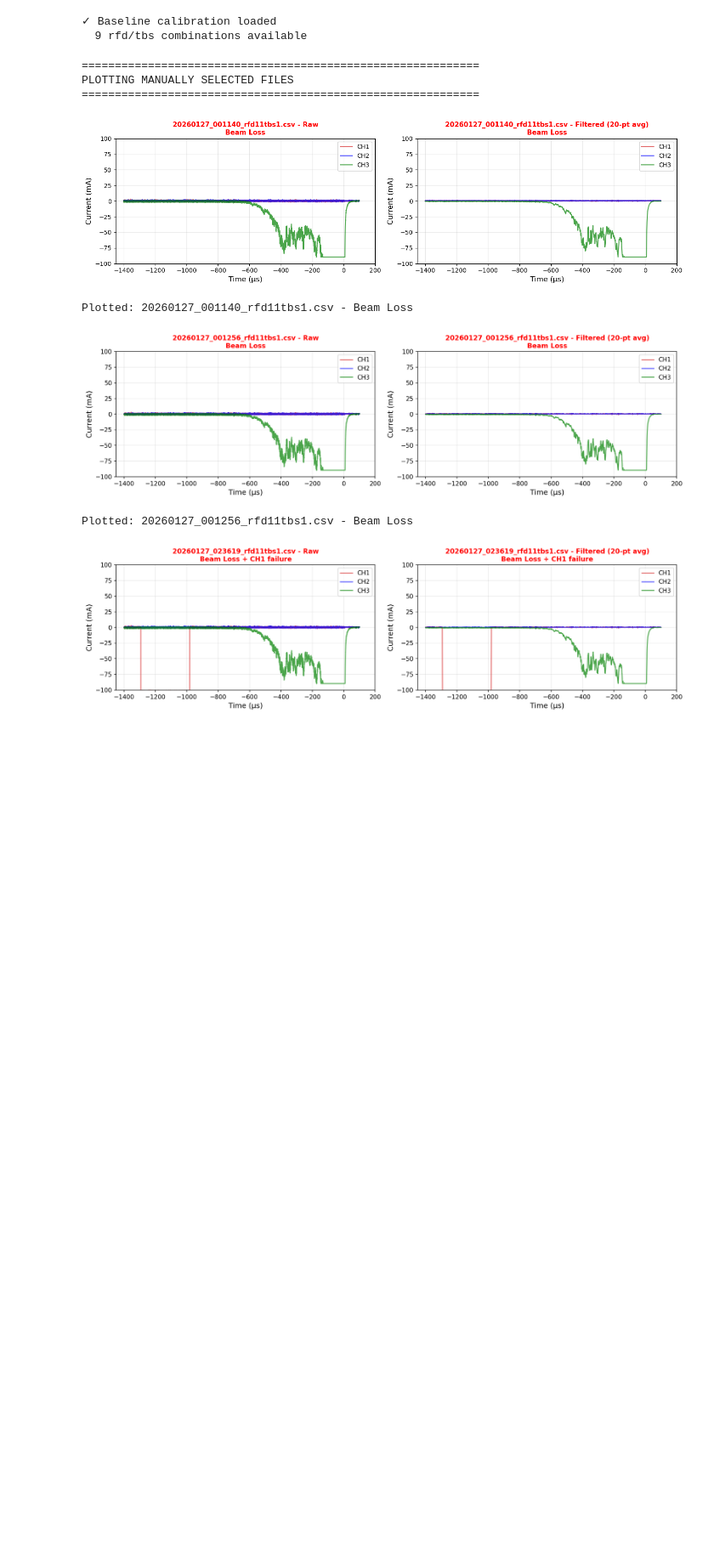
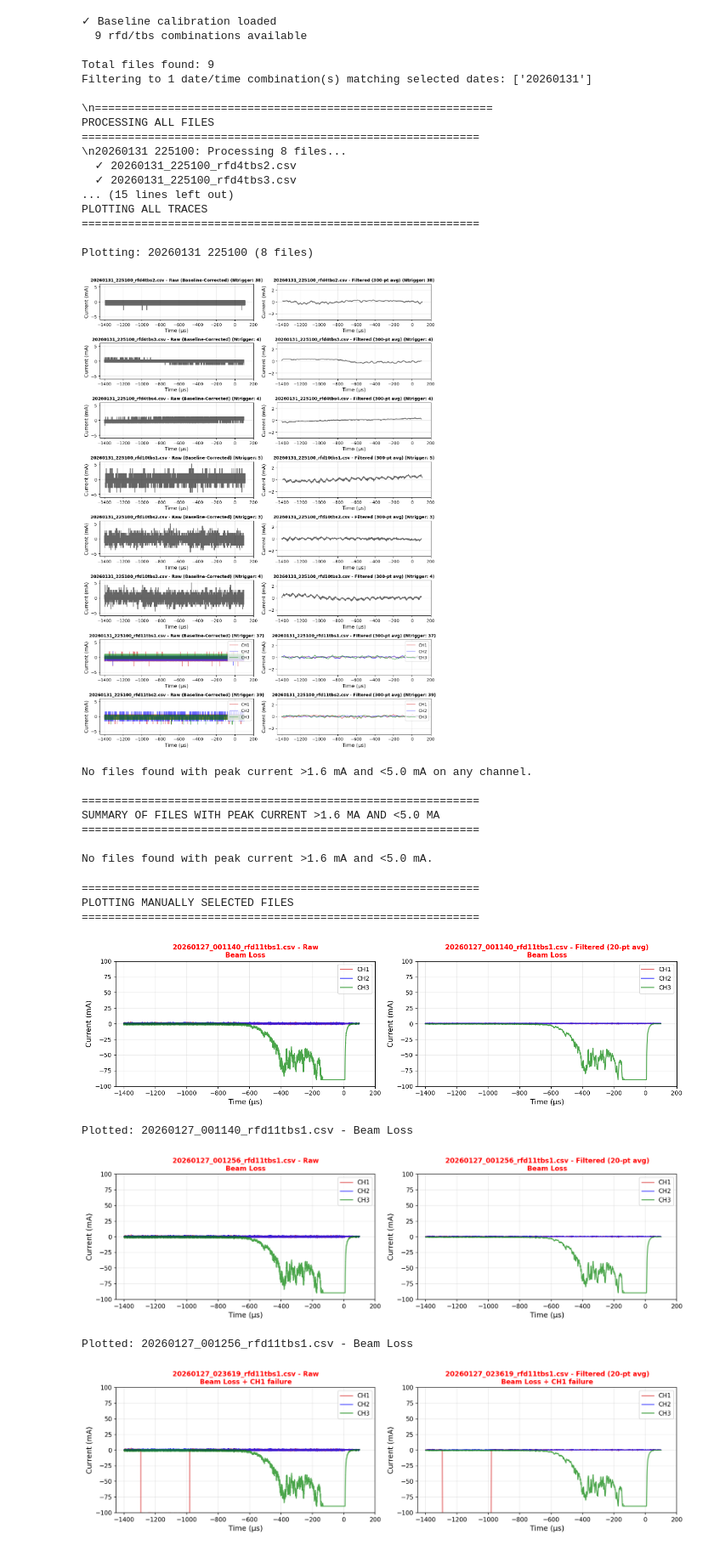
Before and after one commit to xylulu/SBL_code, a Jupyter notebook: batch_process_photocurrent.ipynb, the cells around one changed output. Shown at 85% size. Saved outputs shown, nothing was run; the diff lists cells and outputs as text; code cells hidden in the pictures; blank space fills up the shorter version.

Commit message:
zero current base calculation changed

```diff
--- a/batch_process_photocurrent.ipynb
+++ b/batch_process_photocurrent.ipynb
@@ -13,8 +13,8 @@ smoothing_window_size = 300  # using smoothing_window_size from config  # Moving
 
 # ===== DATE SELECTION KNOB =====
 # Leave empty [] to process all dates, or specify one or more dates as strings in "YYYYMMDD" format
-selected_dates = [] # for all dates
-# selected_dates = ["20260130"]  # <-- MODIFY THIS to select specific dates
+# selected_dates = [] # for all dates
+selected_dates = ["20260131"]  # <-- MODIFY THIS to select specific dates
 
 # ===== PLOT SETTINGS ===== CHANGE AS NEEDED =====
 plot_all_traces = "Y"  # "Y" to plot all, "N" to skip; high current traces are always plotted
@@ -31,21 +31,21 @@ from pathlib import Path
 # ===== BASELINE CALIBRATION MAP =====
 # Zero-current baseline for each rfd/tbs combination and channel (in mA)
 baseline_map = {
-    'rfd10tbs1': {'CH1': 0.04710917772944323},
-    'rfd10tbs2': {'CH1': -0.9345946702664871},
-    'rfd10tbs3': {'CH1': 0.3358056097195141},
-    'rfd11tbs1': {'CH1': 1.4792701817545428, 'CH2': 1.397807345183629, 'CH3': -0.9706322658066467},
-    'rfd11tbs2': {'CH1': -0.5779000475011877, 'CH2': -0.07577429435735895, 'CH3': 1.2053541338533469},
-    'rfd4tbs2': {'CH1': 0.13892867321683042},
-    'rfd4tbs3': {'CH1': 0.8885257737113136},
-    'rfd4tbs4': {'CH1': -0.7674903754812269},
-    'rftb4tbs1': {'CH1': -0.054714064296785166}
+    'rfd10tbs1': {'CH1': -0.42536271991365343},
+    'rfd10tbs2': {'CH1': -0.24538687523437078},
+    'rfd10tbs3': {'CH1': 0.6012466063106015},
+    'rfd11tbs1': {'CH1': 1.4096000857127502, 'CH2': 1.2150194460813162, 'CH3': -0.9744158568596966},
+    'rfd11tbs2': {'CH1': -0.6123891787646647, 'CH2': 0.007147072373707613, 'CH3': 1.0939253227620902},
+    'rfd4tbs2': {'CH1': -0.447783688210878},
+    'rfd4tbs3': {'CH1': -0.3018090962661375},
+    'rfd4tbs4': {'CH1': -1.1097694326887027},
+    'rftb4tbs1': {'CH1': 0.02909862323887074}
 }
 
 print("✓ Baseline calibration loaded")
 print(f"  {len(baseline_map)} rfd/tbs combinations available\n")
 
-data_folder = Path("/Users/xylu/Desktop/Data/electrode_8mA")
+data_folder = Path("/Users/xylu/Desktop/Data/electrode_0mA")
 all_files = sorted(data_folder.glob("*.csv"))
 
 print(f"Total files found: {len(all_files)}")
@@ -382,33 +382,56 @@ if peak_results:
         ax.grid(True, alpha=0.3)
         ax.tick_params(labelsize=10)
         ax.set_ylim(-3, 3)
         ax.set_xlim(-1450, 200)
 
         if file_data['is_rfd11']:
             ax.legend(fontsize=10, loc='upper right')
 
         plt.tight_layout()
         plt.show()
 
         print(f"Plotted: {file_data['filename']}")
 else:
     print(f"\nNo files found with peak current {threshold_desc} on any channel.")
 
 # ===== FINAL SUMMARY =====
 print("\n" + "="*60)
 print("SUMMARY OF FILES WITH PEAK CURRENT " + threshold_desc.upper())
 print("="*60)
 
 if peak_results:
     print(f"\nTotal files: {len(peak_results)}\n")
     print(f"List of files with peak current {threshold_desc}:")
     for i, result in enumerate(peak_results, 1):
         print(f"{i}. {result['filename']}")
 else:
     print(f"\nNo files found with peak current {threshold_desc}.")
 # %% [output]
 ✓ Baseline calibration loaded
   9 rfd/tbs combinations available
+
+Total files found: 9
+Filtering to 1 date/time combination(s) matching selected dates: ['20260131']
+
+\n============================================================
+PROCESSING ALL FILES
+============================================================
+\n20260131 225100: Processing 8 files...
+  ✓ 20260131_225100_rfd4tbs2.csv
+  ✓ 20260131_225100_rfd4tbs3.csv
+... (15 lines left out)
+PLOTTING ALL TRACES
+============================================================
+
+Plotting: 20260131 225100 (8 files)
+[figure, added]
+No files found with peak current >1.6 mA and <5.0 mA on any channel.
+
+============================================================
+SUMMARY OF FILES WITH PEAK CURRENT >1.6 MA AND <5.0 MA
+============================================================
+
+No files found with peak current >1.6 mA and <5.0 mA.
 # %%
 ## Plotting of shots of concern after handpicking
 
```
